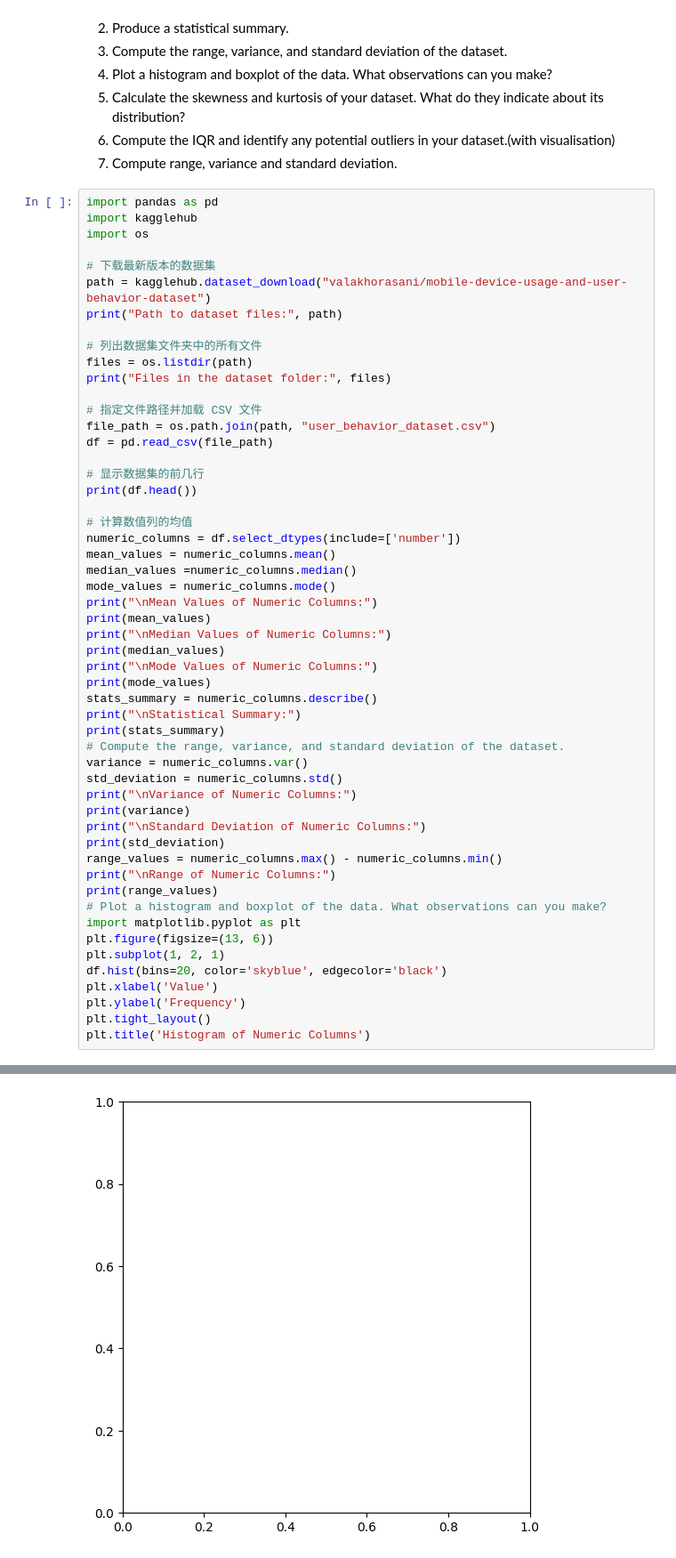
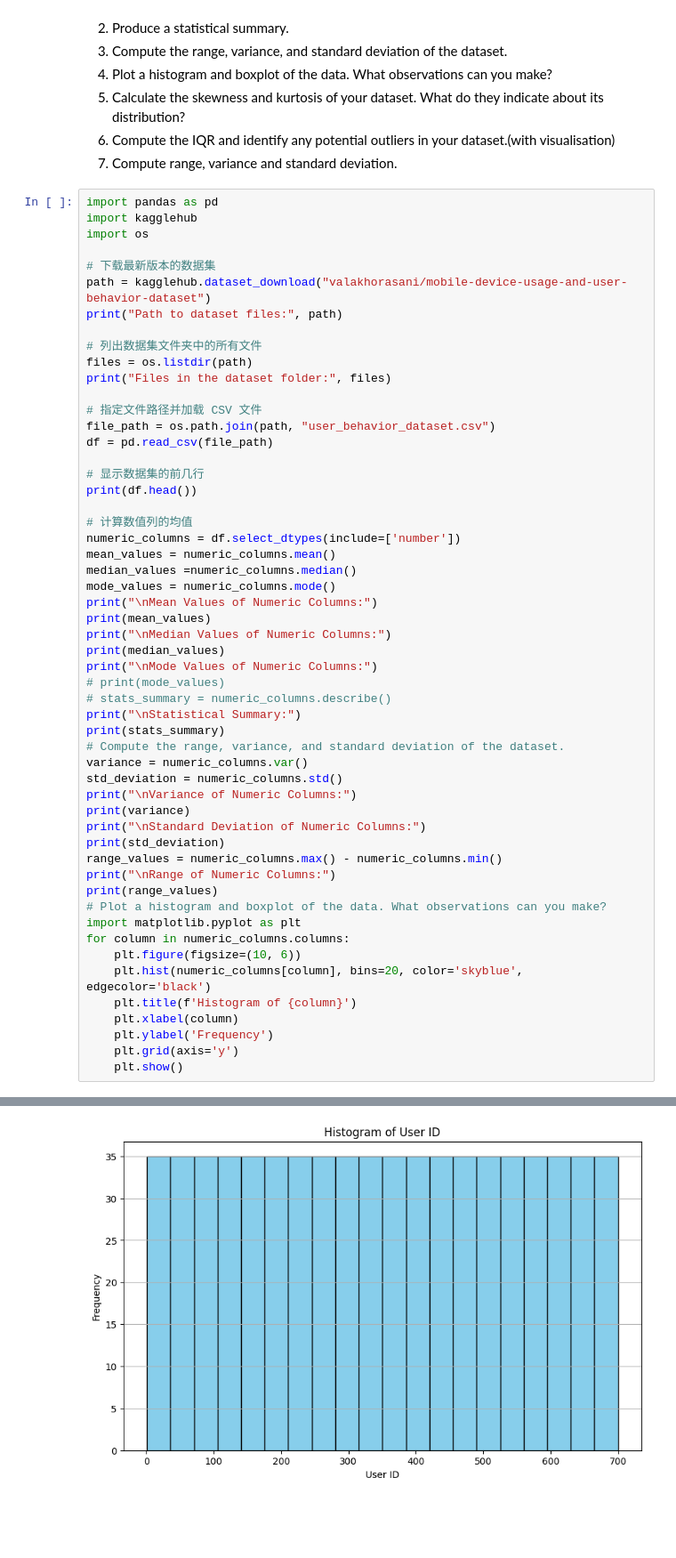
Before and after one commit to ShihanZENG/Awesome-DSDO, a Jupyter notebook: descriptive_statistics_lab.ipynb, the cells around one changed output, grey strips where cells are left out. Shown at 89% size. Cells and saved outputs as stored; diff of their text form; blank space fills up the shorter version.

```diff
--- a/descriptive_statistics_lab.ipynb
+++ b/descriptive_statistics_lab.ipynb
@@ -531,8 +531,8 @@ print(mean_values)
 print("\nMedian Values of Numeric Columns:")
 print(median_values)
 print("\nMode Values of Numeric Columns:")
-print(mode_values)
-stats_summary = numeric_columns.describe()
+# print(mode_values)
+# stats_summary = numeric_columns.describe()
 print("\nStatistical Summary:")
 print(stats_summary)
 # Compute the range, variance, and standard deviation of the dataset.
@@ -547,13 +547,14 @@ print("\nRange of Numeric Columns:")
 print(range_values)
 # Plot a histogram and boxplot of the data. What observations can you make?
 import matplotlib.pyplot as plt
-plt.figure(figsize=(13, 6))
-plt.subplot(1, 2, 1)
-df.hist(bins=20, color='skyblue', edgecolor='black')
-plt.xlabel('Value')
-plt.ylabel('Frequency')
-plt.tight_layout()
-plt.title('Histogram of Numeric Columns')
+for column in numeric_columns.columns:
+    plt.figure(figsize=(10, 6))
+    plt.hist(numeric_columns[column], bins=20, color='skyblue', edgecolor='black')
+    plt.title(f'Histogram of {column}')
+    plt.xlabel(column)
+    plt.ylabel('Frequency')
+    plt.grid(axis='y')
+    plt.show()
 # %% [output]
 Path to dataset files: /root/.cache/kagglehub/datasets/valakhorasani/mobile-device-usage-and-user-behavior-dataset/versions/1
 Files in the dataset folder: ['user_behavior_dataset.csv']
@@ -576 +576 @@ Text(0.5, 1.0, 'Histogram of Numeric Columns')
-[figure, old version]
+[figure, new version]
```
Also changed, not shown: parts of 1 cell of this notebook.
